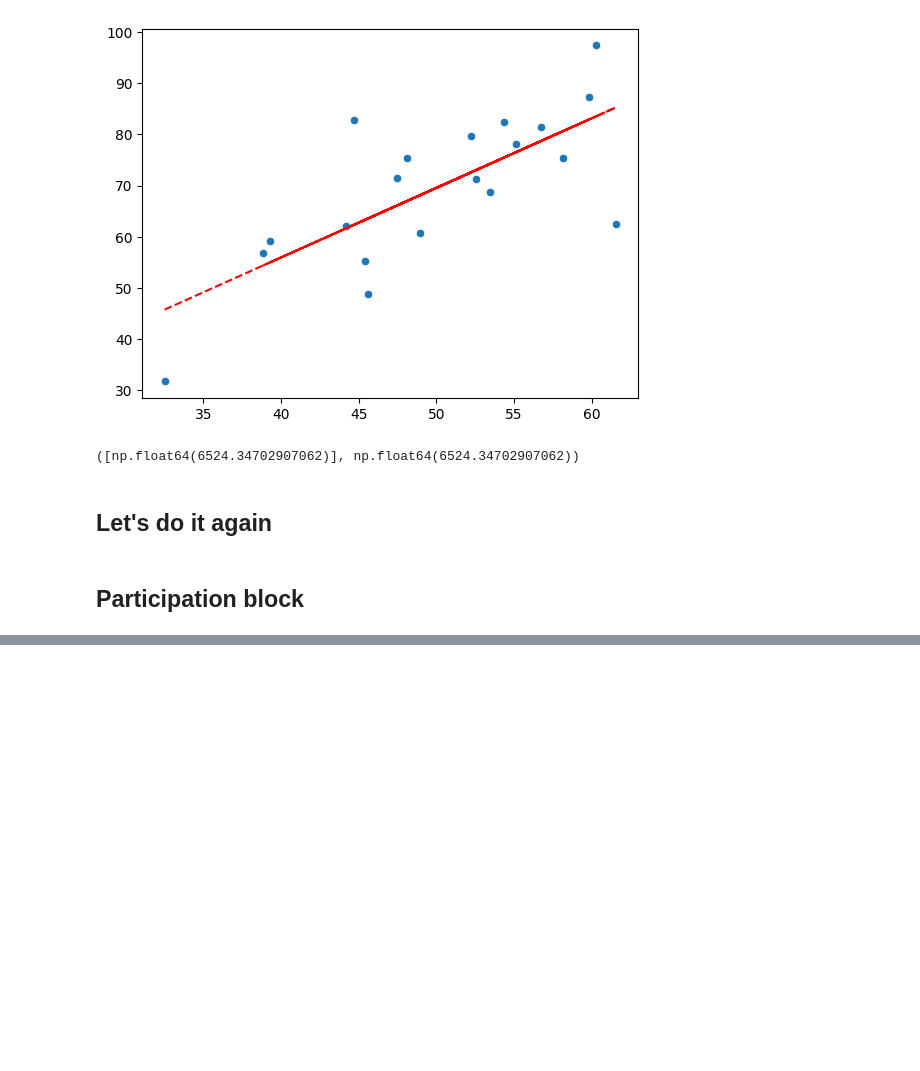
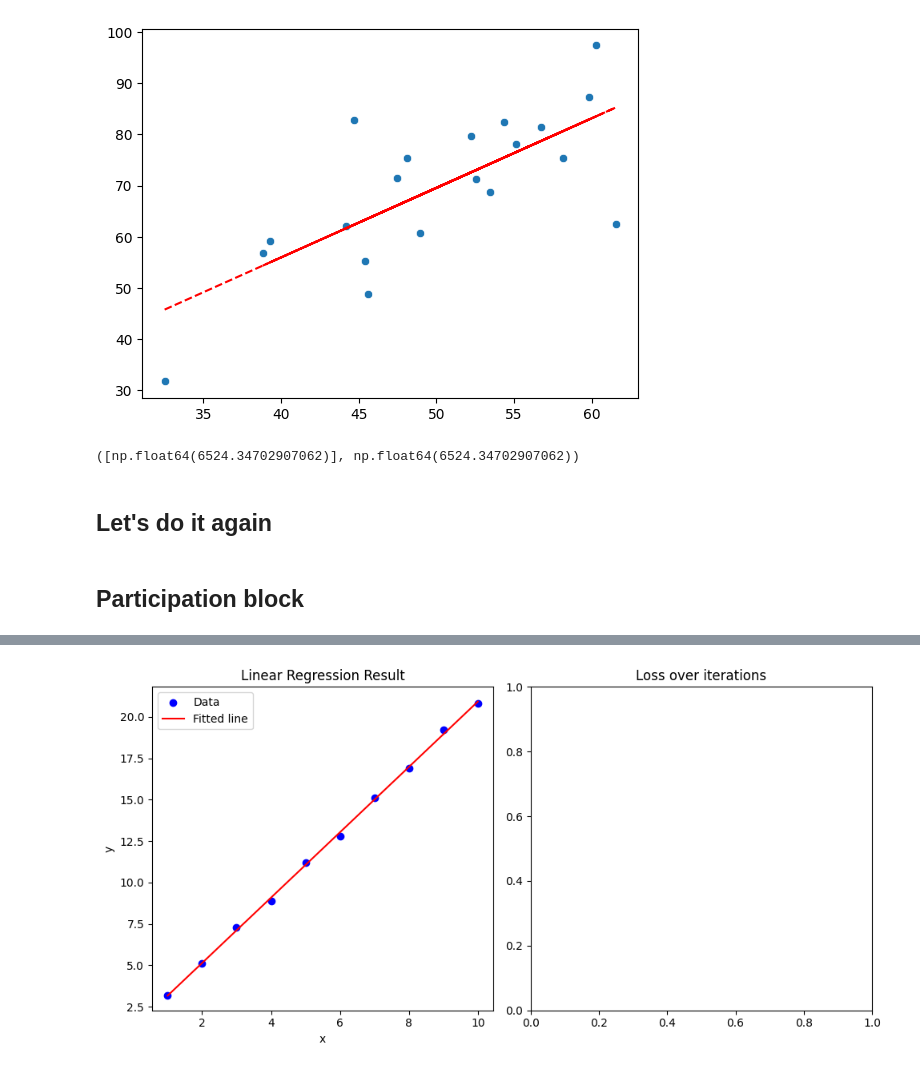
Before and after one commit to jaw039/Google-Colab-Notebooks, a Jupyter notebook: CSE151_Gradient_Descent.ipynb, the cells around one changed output, grey strips where cells are left out. Drawn from its saved outputs; the diff is of its cells as text; code cells hidden in the pictures; blank space fills up the shorter version.

```diff
--- a/CSE151_Gradient_Descent.ipynb
+++ b/CSE151_Gradient_Descent.ipynb
@@ -555,0 +640,24 @@ num_iterations = 1000
+# %%
+import matplotlib.pyplot as plt
+
+# Visualize the results
+plt.figure(figsize=(10, 5))
+
+# Plot 1: Data and fitted line
+plt.subplot(1, 2, 1)
+plt.scatter(x, y, color='blue', label='Data')
+plt.plot(x, x @ w + b, color='red', label='Fitted line')
+plt.xlabel('x')
+plt.ylabel('y')
+plt.legend()
+plt.title('Linear Regression Result')
+
+# Plot 2: Loss over iterations (you'd need to track this)
+plt.subplot(1, 2, 2)
+# You could modify your loop to track losses in a list
+plt.title('Loss over iterations')
+
+plt.tight_layout()
+plt.show()
+# %% [output]
+[figure, added]
```
Also changed, not shown: parts of 1 cell of this notebook.
